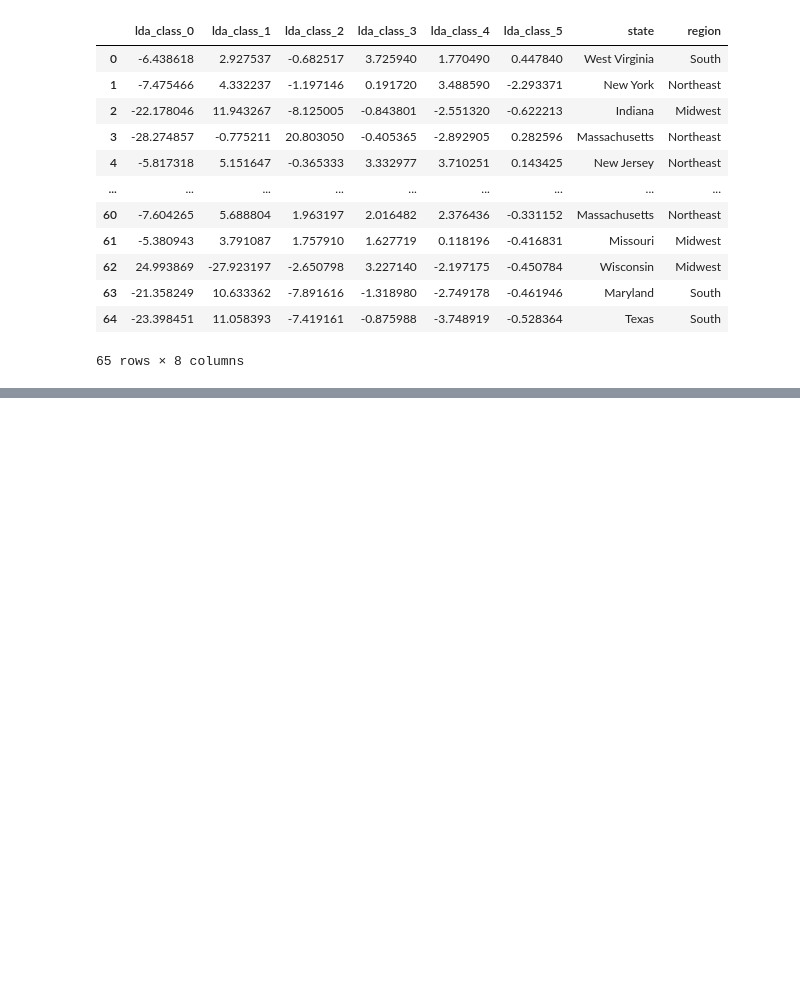
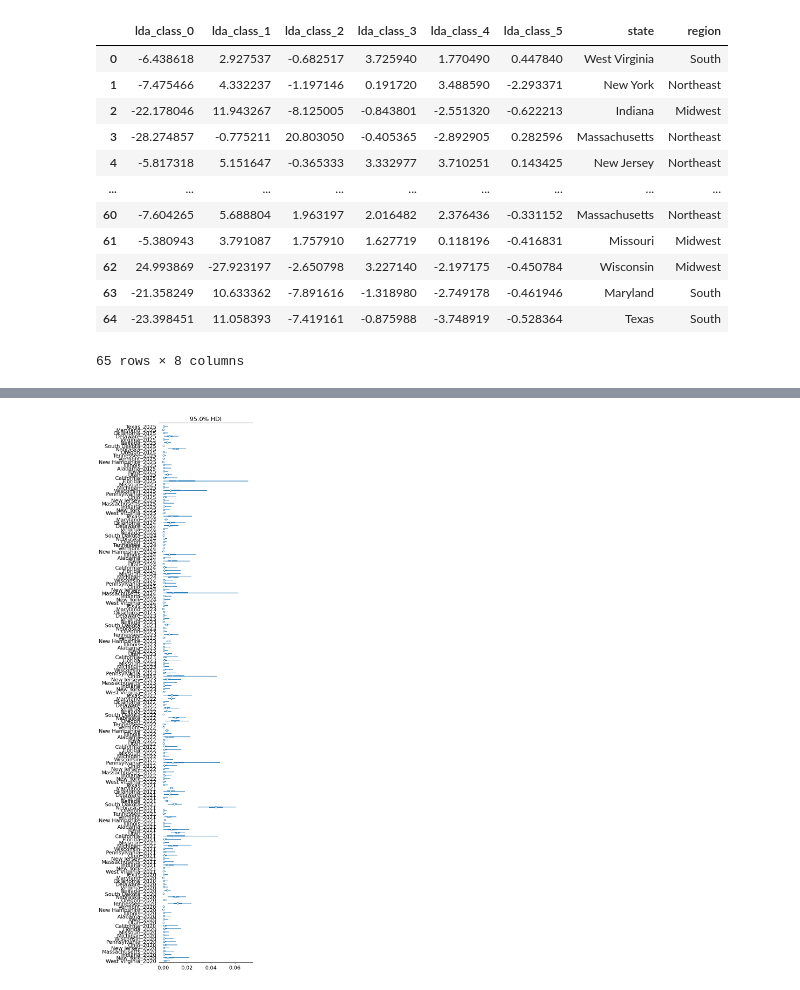
Before and after one commit to SepehrAkbari/enrollment-cliff, a Jupyter notebook: data/bhm_base3.ipynb, the cells around one changed output, grey strips where cells are left out. Cells and saved outputs as stored; diff of their text form; code cells hidden in the pictures; blank space fills up the shorter version.

```diff
--- a/data/bhm_base3.ipynb
+++ b/data/bhm_base3.ipynb
@@ -184,0 +215,29 @@ plt.show()
+# %%
+p_samples = trace.posterior['p'].values  # Shape: (chains, draws, state-years)
+state_region_map = [state_to_region[state_df.loc[i, 'state']] for i in range(len(state_df))]
+state_year_map = state_df['year'].values
+
+region_year_probs = []
+for region in regions:
+    for year in years:
+        mask = (np.array(state_region_map) == region) & (state_year_map == year)
+        if mask.any():
+            region_p = p_samples[:, :, mask].mean(axis=2)
+            region_year_probs.append({
+                'region': region,
+                'year': year,
+                'mean_probability': region_p.mean(),
+                'hdi_2.5%': np.quantile(region_p, 0.025),
+                'hdi_97.5%': np.quantile(region_p, 0.975)
+            })
+
+region_probs = pd.DataFrame(region_year_probs)
+
+p_samples = trace.posterior['p'].mean(dim=['chain', 'draw'])
+state_probs = pd.DataFrame({
+    'state': state_df['state'],
+    'year': state_df['year'],
+    'mean_probability': p_samples,
+    'hdi_2.5%': trace.posterior['p'].quantile(0.025, dim=['chain', 'draw']),
+    'hdi_97.5%': trace.posterior['p'].quantile(0.975, dim=['chain', 'draw'])
+})
@@ -184,0 +282,8 @@ plt.show()
+# %%
+state_probs['state_year'] = state_probs['state'] + '_' + state_probs['year'].astype(str)
+ax = az.plot_forest(trace, var_names=['p'], combined=True, hdi_prob=0.95)
+ax[0].set_yticklabels(state_probs['state_year'].values)
+plt.tight_layout()
+plt.show()
+# %% [output]
+[figure, added]
```
Also changed, not shown: parts of 8 cells of this notebook, 11 other files.
